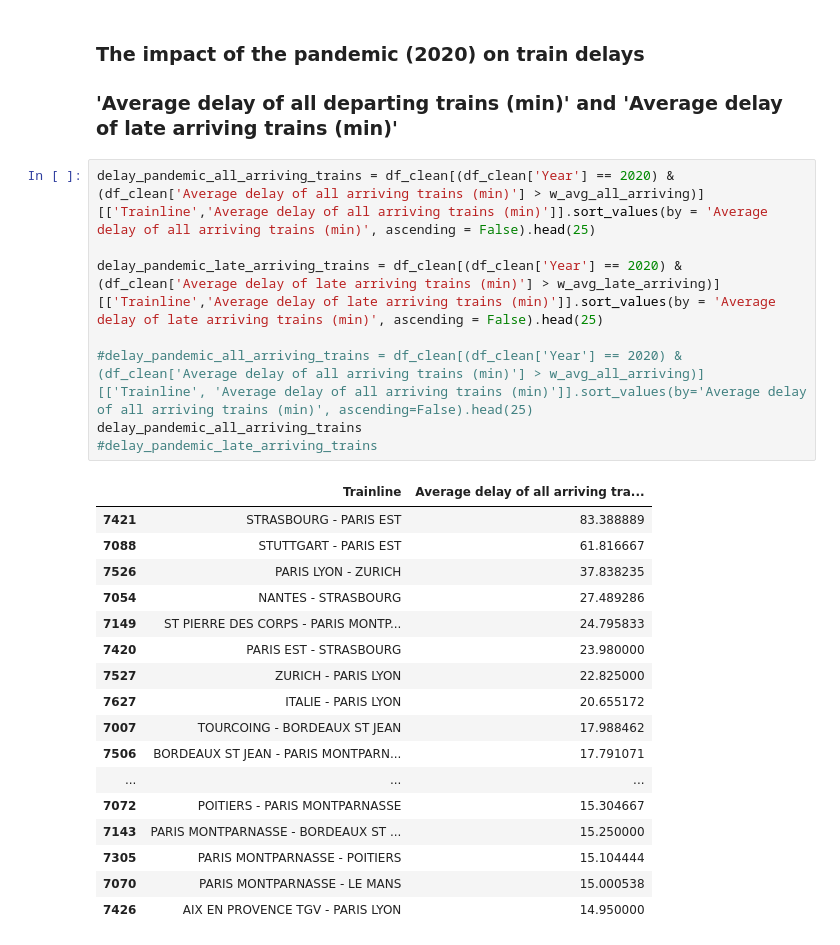
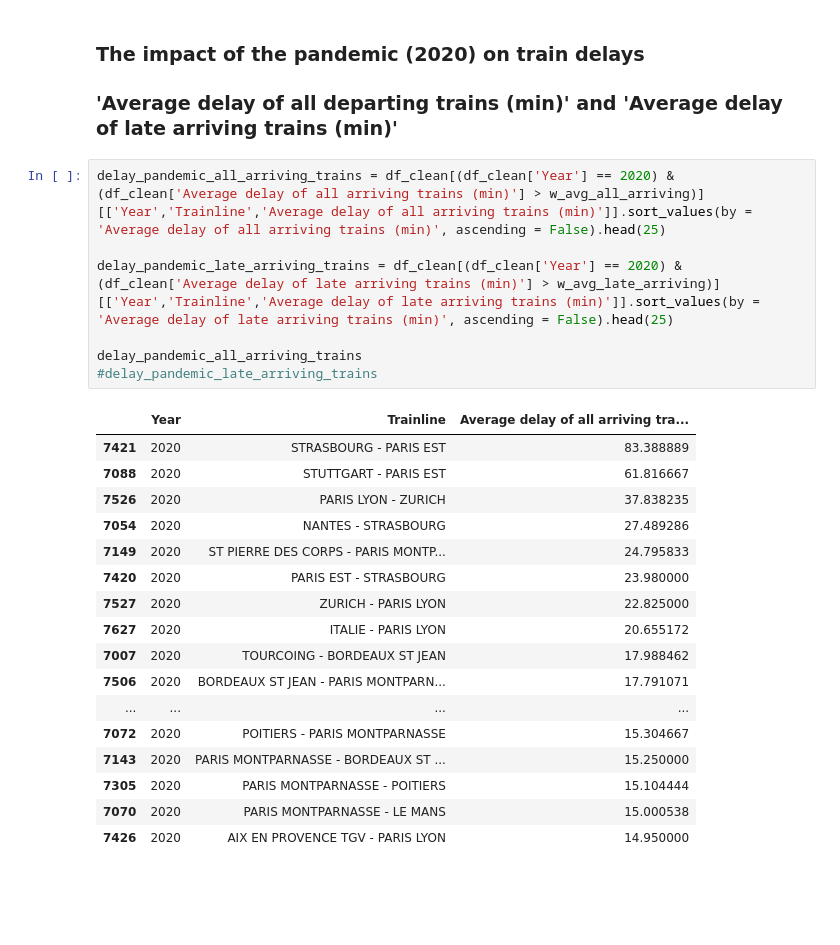
Before and after one commit to infoshareacademy/grupa_BKMMZ, a Jupyter notebook: Python/trains_notebook.ipynb, the cells around one changed output. Cells and saved outputs as stored; diff of their text form; blank space fills up the shorter version.

```diff
--- a/Python/trains_notebook.ipynb
+++ b/Python/trains_notebook.ipynb
@@ -338,28 +294,27 @@ for factor in factors:
 ### The impact of the pandemic (2020) on train delays
 ### 'Average delay of all departing trains (min)' and 'Average delay of late arriving trains (min)'
 # %%
-delay_pandemic_all_arriving_trains = df_clean[(df_clean['Year'] == 2020) & (df_clean['Average delay of all arriving trains (min)'] > w_avg_all_arriving)][['Trainline','Average delay of all arriving trains (min)']].sort_values(by = 'Average delay of all arriving trains (min)', ascending = False).head(25)
+delay_pandemic_all_arriving_trains = df_clean[(df_clean['Year'] == 2020) & (df_clean['Average delay of all arriving trains (min)'] > w_avg_all_arriving)][['Year','Trainline','Average delay of all arriving trains (min)']].sort_values(by = 'Average delay of all arriving trains (min)', ascending = False).head(25)
 
-delay_pandemic_late_arriving_trains = df_clean[(df_clean['Year'] == 2020) & (df_clean['Average delay of late arriving trains (min)'] > w_avg_late_arriving)][['Trainline','Average delay of late arriving trains (min)']].sort_values(by = 'Average delay of late arriving trains (min)', ascending = False).head(25)
+delay_pandemic_late_arriving_trains = df_clean[(df_clean['Year'] == 2020) & (df_clean['Average delay of late arriving trains (min)'] > w_avg_late_arriving)][['Year','Trainline','Average delay of late arriving trains (min)']].sort_values(by = 'Average delay of late arriving trains (min)', ascending = False).head(25)
 
-#delay_pandemic_all_arriving_trains = df_clean[(df_clean['Year'] == 2020) & (df_clean['Average delay of all arriving trains (min)'] > w_avg_all_arriving)][['Trainline', 'Average delay of all arriving trains (min)']].sort_values(by='Average delay of all arriving trains (min)', ascending=False).head(25)
 delay_pandemic_all_arriving_trains
 #delay_pandemic_late_arriving_trains
 # %% [output]
-|  | Trainline | Average delay of all arriving tra... |
-| 7421 | STRASBOURG - PARIS EST | 83.388889 |
-| 7088 | STUTTGART - PARIS EST | 61.816667 |
-| 7526 | PARIS LYON - ZURICH | 37.838235 |
-| 7054 | NANTES - STRASBOURG | 27.489286 |
-| 7149 | ST PIERRE DES CORPS - PARIS MONTP... | 24.795833 |
-| 7420 | PARIS EST - STRASBOURG | 23.980000 |
-| 7527 | ZURICH - PARIS LYON | 22.825000 |
-| 7627 | ITALIE - PARIS LYON | 20.655172 |
-| 7007 | TOURCOING - BORDEAUX ST JEAN | 17.988462 |
-| 7506 | BORDEAUX ST JEAN - PARIS MONTPARN... | 17.791071 |
-| ... | ... | ... |
-| 7072 | POITIERS - PARIS MONTPARNASSE | 15.304667 |
-| 7143 | PARIS MONTPARNASSE - BORDEAUX ST ... | 15.250000 |
-| 7305 | PARIS MONTPARNASSE - POITIERS | 15.104444 |
-| 7070 | PARIS MONTPARNASSE - LE MANS | 15.000538 |
-| 7426 | AIX EN PROVENCE TGV - PARIS LYON | 14.950000 |
+|  | Year | Trainline | Average delay of all arriving tra... |
+| 7421 | 2020 | STRASBOURG - PARIS EST | 83.388889 |
+| 7088 | 2020 | STUTTGART - PARIS EST | 61.816667 |
+| 7526 | 2020 | PARIS LYON - ZURICH | 37.838235 |
+| 7054 | 2020 | NANTES - STRASBOURG | 27.489286 |
+| 7149 | 2020 | ST PIERRE DES CORPS - PARIS MONTP... | 24.795833 |
+| 7420 | 2020 | PARIS EST - STRASBOURG | 23.980000 |
+| 7527 | 2020 | ZURICH - PARIS LYON | 22.825000 |
+| 7627 | 2020 | ITALIE - PARIS LYON | 20.655172 |
+| 7007 | 2020 | TOURCOING - BORDEAUX ST JEAN | 17.988462 |
+| 7506 | 2020 | BORDEAUX ST JEAN - PARIS MONTPARN... | 17.791071 |
+| ... | ... | ... | ... |
+| 7072 | 2020 | POITIERS - PARIS MONTPARNASSE | 15.304667 |
+| 7143 | 2020 | PARIS MONTPARNASSE - BORDEAUX ST ... | 15.250000 |
+| 7305 | 2020 | PARIS MONTPARNASSE - POITIERS | 15.104444 |
+| 7070 | 2020 | PARIS MONTPARNASSE - LE MANS | 15.000538 |
+| 7426 | 2020 | AIX EN PROVENCE TGV - PARIS LYON | 14.950000 |
```
Also changed, not shown: parts of 24 cells of this notebook, 1 other file.
